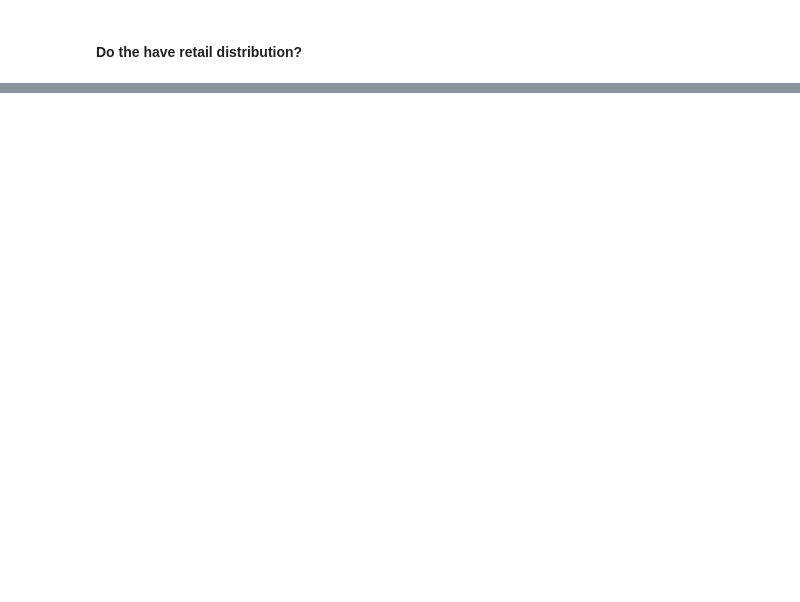
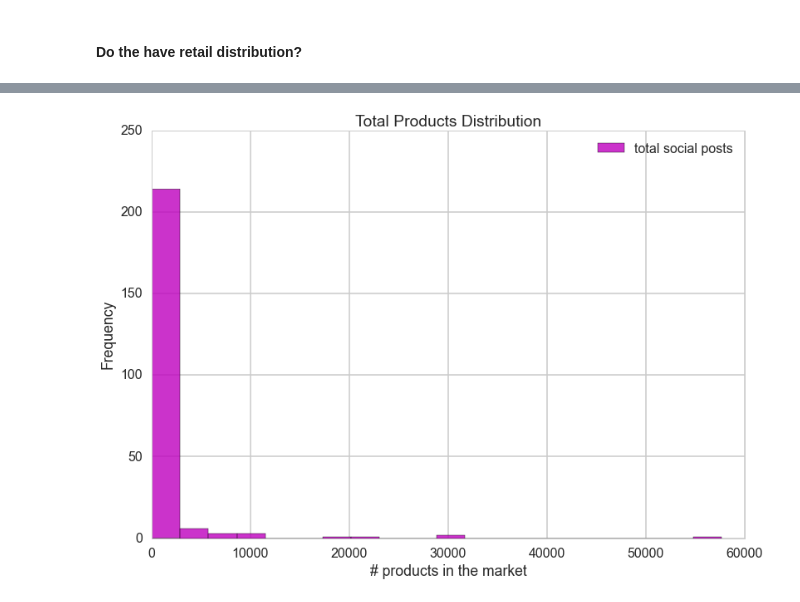
Before and after one commit to belindazeng/search, a Jupyter notebook: Search.ipynb, the cells around one changed output, grey strips where cells are left out. Cells and saved outputs as stored; diff of their text form; code cells hidden in the pictures; blank space fills up the shorter version.

```diff
--- a/Search.ipynb
+++ b/Search.ipynb
@@ -241,0 +245,18 @@ Look at products on the market with ShopStyle's API to see if there are
+# %%
+def get_retail_distribution(term):
+
+    # base API endpoint url
+    base_url = 'http://api.shopstyle.com/api/v2/products?filters=Category%2CBrand%2CRetailer%2CPrice%2CDiscount%2CSize%2CColor%2CDeal&fts='
+    # convert term like 'pink wedding dress' to 'pink+wedding+dress'
+    encoded_term = urllib.quote_plus(term)
+    base_end_url = '&pid=shopstyle'
+    url = base_url + encoded_term + base_end_url
+
+    # get response
+    response = requests.get(url)
+    response_json = json.loads(response.text)
+
+    # get # total products
+    total_products = response_json['metadata']['total']
+
+    return total_products
@@ -241,0 +266,12 @@ Look at products on the market with ShopStyle's API to see if there are
+# %%
+# get the retail distribution for all terms
+retail_distribution = []
+for term in low_social_df["trend"]:
+    total_products = get_retail_distribution(term)
+    retail_distribution.append(total_products)
+# %%
+# add the social buzz column
+low_social_df.loc[:,'retail_distribution'] = retail_distribution
+# sort the df by total_volume
+sorted_retail_df = low_social_df.sort('retail_distribution', ascending=True)
+sorted_retail_df.head(5)
@@ -241,0 +297,12 @@ Look at products on the market with ShopStyle's API to see if there are
+# %%
+# plot what this looks like
+total_retail=np.array(sorted_retail_df.retail_distribution)
+plt.figure()
+plt.hist(total_retail, alpha=.8, color='m', bins=20, label="total social posts")
+plt.xlabel('# products in the market')
+plt.ylabel('Frequency')
+plt.title('Total Products Distribution')
+plt.legend()
+plt.show()
+# %% [output]
+[figure, added]
```
Also changed, not shown: parts of 21 cells of this notebook, 2 other files.
